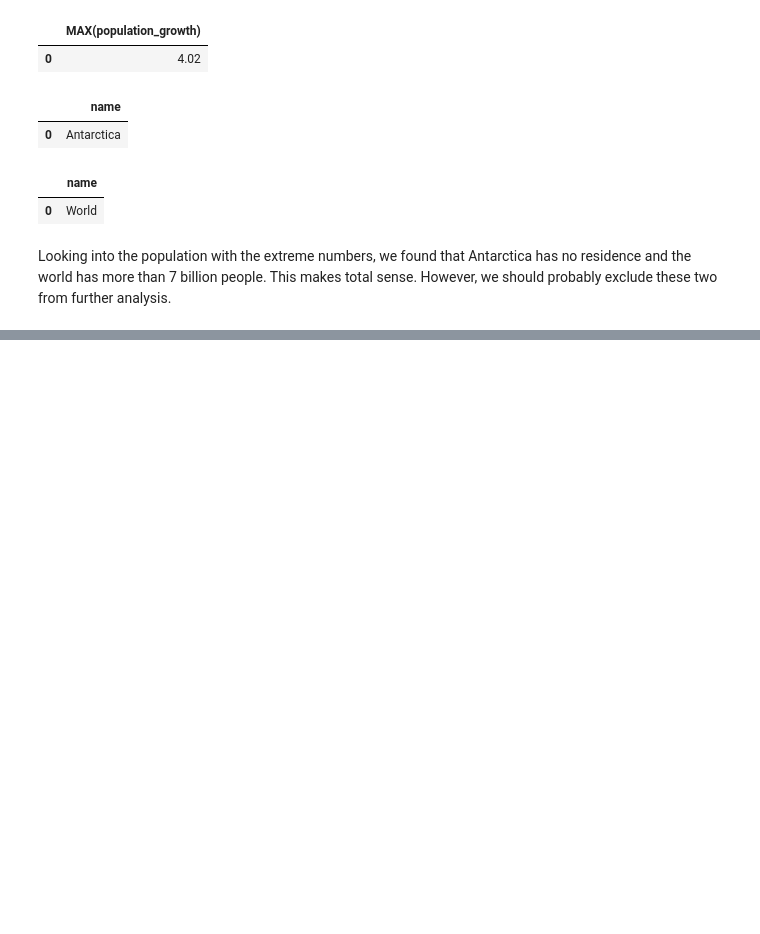
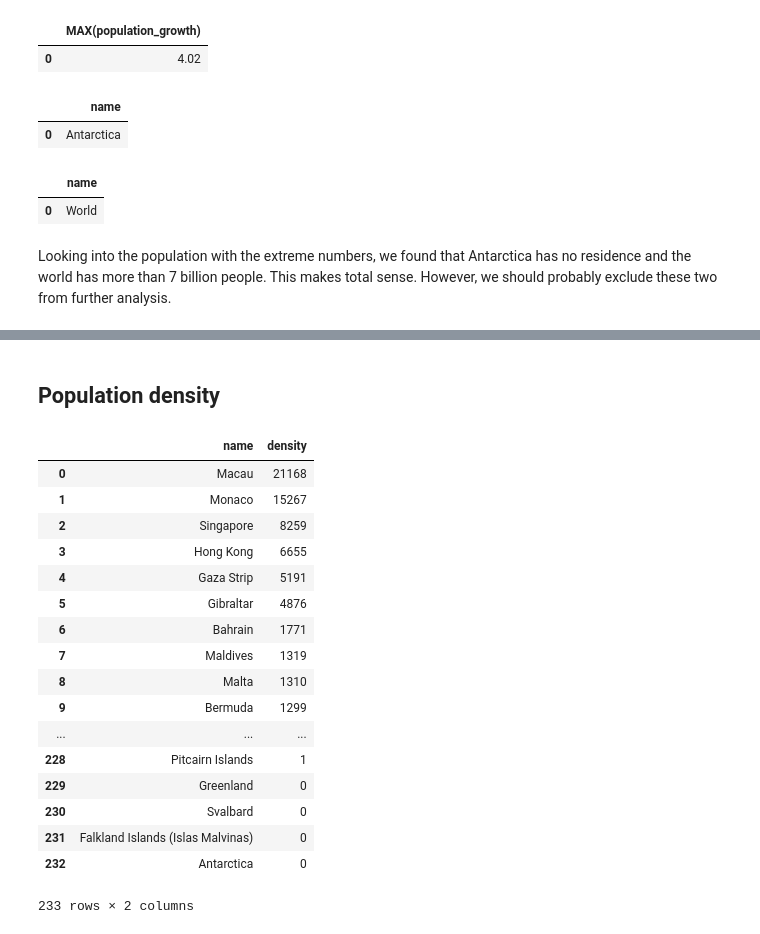
Before and after one commit to mingyyy/dataquest_projects, a Jupyter notebook: DQ_CIA.ipynb, the cells around one changed output, grey strips where cells are left out. Drawn from its saved outputs; the diff is of its cells as text; code cells hidden in the pictures; blank space fills up the shorter version.

Commit message:
Modify CIA dataset - facts of the world

```diff
--- a/DQ_CIA.ipynb
+++ b/DQ_CIA.ipynb
@@ -132,0 +90,29 @@ Note: you may need to restart the kernel to use updated packages.
+# %% [markdown]
+## Population density
+# %%
+q ="""
+    SELECT name, population/area_land as density
+    FROM facts
+    WHERE density<>'NaN'
+    ORDER BY density DESC;
+"""
+pd.read_sql_query(q, conn)
+# %% [output]
+|  | name | density |
+| 0 | Macau | 21168 |
+| 1 | Monaco | 15267 |
+| 2 | Singapore | 8259 |
+| 3 | Hong Kong | 6655 |
+| 4 | Gaza Strip | 5191 |
+| 5 | Gibraltar | 4876 |
+| 6 | Bahrain | 1771 |
+| 7 | Maldives | 1319 |
+| 8 | Malta | 1310 |
+| 9 | Bermuda | 1299 |
+| ... | ... | ... |
+| 228 | Pitcairn Islands | 1 |
+| 229 | Greenland | 0 |
+| 230 | Svalbard | 0 |
+| 231 | Falkland Islands (Islas Malvinas) | 0 |
+| 232 | Antarctica | 0 |
+233 rows × 2 columns
```
Also changed, not shown: parts of 9 cells of this notebook.
